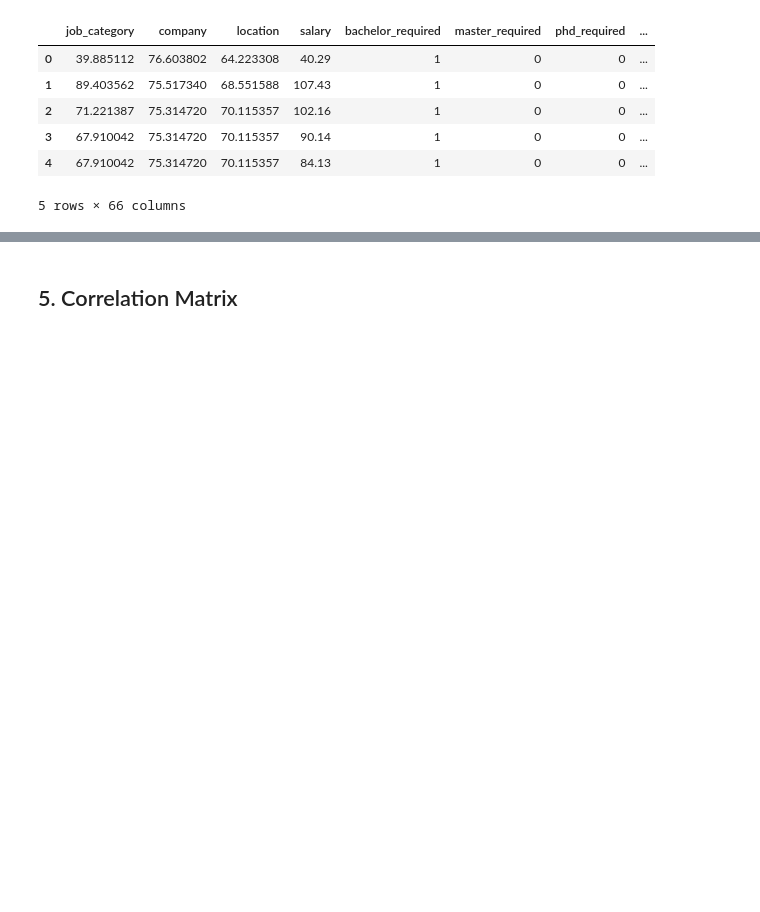
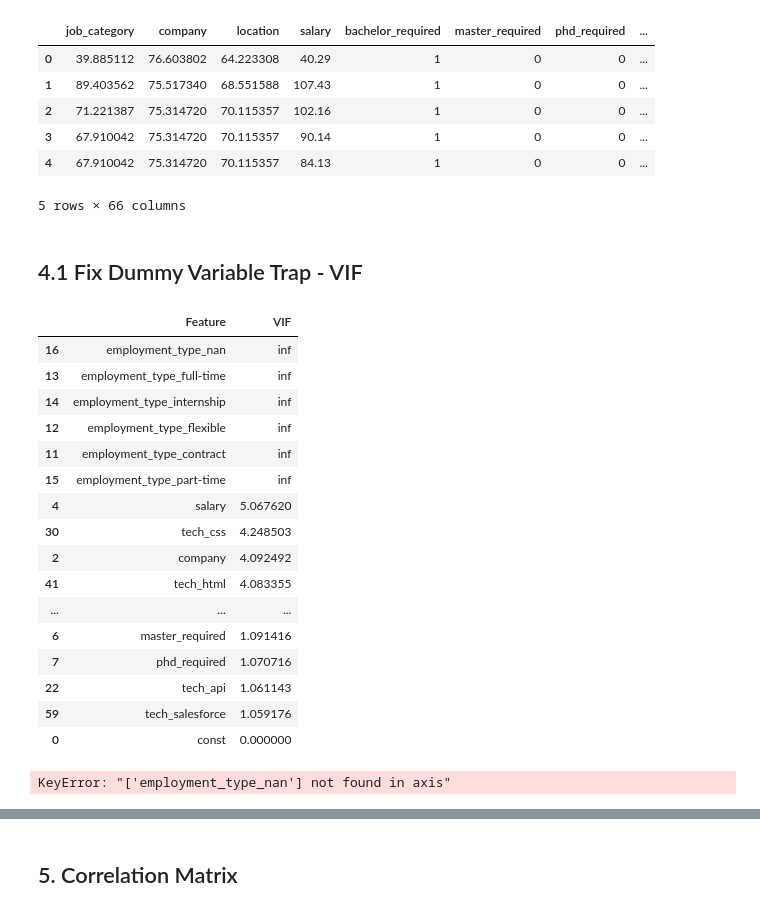
Before and after one commit to nahuel-nicolas/tech-jobs-analysis, a Jupyter notebook: predictions/main.ipynb, the cells around one changed output, grey strips where cells are left out. Saved outputs shown, nothing was run; the diff lists cells and outputs as text; code cells hidden in the pictures; blank space fills up the shorter version.

```diff
--- a/predictions/main.ipynb
+++ b/predictions/main.ipynb
@@ -531,3 +531,50 @@ df_encoded.head()
 | 3 | 67.910042 | 75.314720 | 70.115357 | 90.14 | 1 | 0 | 0 | ... |
 | 4 | 67.910042 | 75.314720 | 70.115357 | 84.13 | 1 | 0 | 0 | ... |
 5 rows × 66 columns
+# %% [markdown]
+## 4.1 Fix Dummy Variable Trap - VIF
+# %%
+from statsmodels.stats.outliers_influence import variance_inflation_factor
+from statsmodels.tools.tools import add_constant
+
+# Function to calculate VIF
+def calculate_vif(dataframe):
+    # Add a constant to the DataFrame (intercept term)
+    df_with_constant = add_constant(dataframe)
+
+    # Calculate VIF for each feature
+    vif_data = pd.DataFrame()
+    vif_data["Feature"] = df_with_constant.columns
+    vif_data["VIF"] = [variance_inflation_factor(df_with_constant.values, i)
+                       for i in range(df_with_constant.shape[1])]
+
+    return vif_data
+
+# Calculate VIF for encoded data
+vif_df = calculate_vif(df_encoded)
+
+# Show all rows ordered by VIF
+with pd.option_context('display.max_rows', None):
+    display(vif_df.sort_values('VIF', ascending=False))
+# %% [output]
+|  | Feature | VIF |
+| 16 | employment_type_nan | inf |
+| 13 | employment_type_full-time | inf |
+| 14 | employment_type_internship | inf |
+| 12 | employment_type_flexible | inf |
+| 11 | employment_type_contract | inf |
+| 15 | employment_type_part-time | inf |
+| 4 | salary | 5.067620 |
+| 30 | tech_css | 4.248503 |
+| 2 | company | 4.092492 |
+| 41 | tech_html | 4.083355 |
+| ... | ... | ... |
+| 6 | master_required | 1.091416 |
+| 7 | phd_required | 1.070716 |
+| 22 | tech_api | 1.061143 |
+| 59 | tech_salesforce | 1.059176 |
+| 0 | const | 0.000000 |
+# %%
+df_encoded.drop(['employment_type_nan'], axis=1, inplace=True)
+# %% [output]
+KeyError: "['employment_type_nan'] not found in axis"
```
Also changed, not shown: parts of 4 cells of this notebook.
